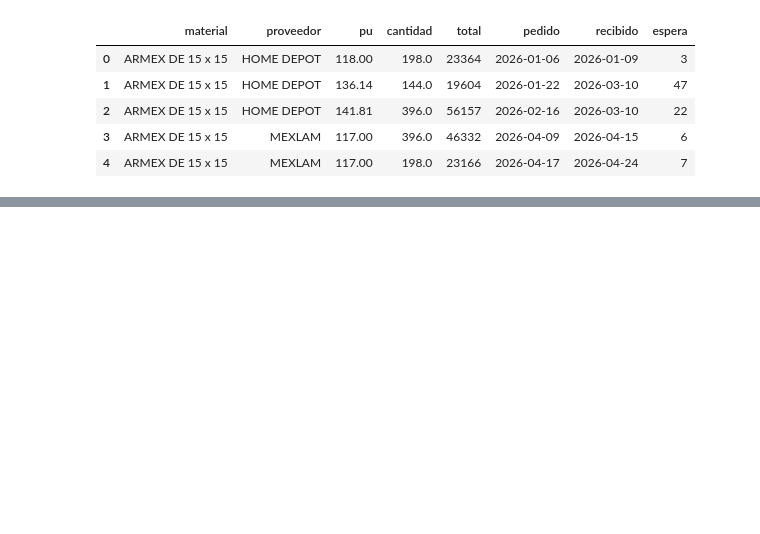
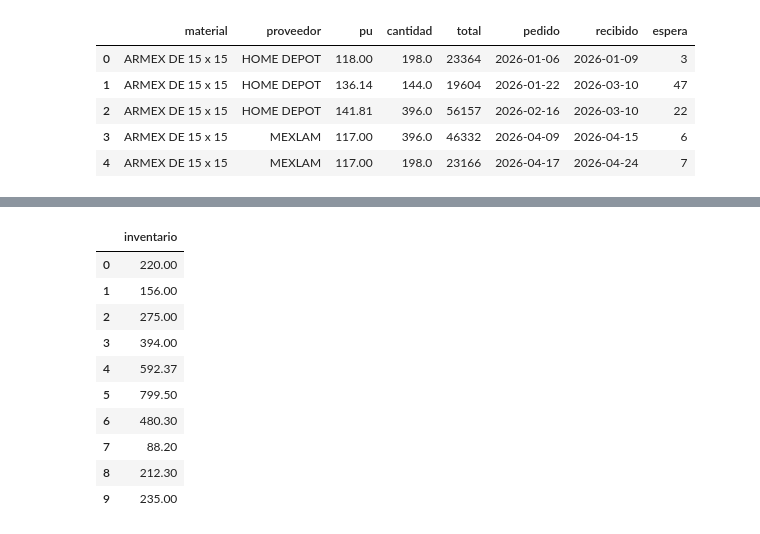
Before and after one commit to aguamelsu/steel_stock_management, a Jupyter notebook: notebooks/exploration.ipynb, the cells around one changed output, grey strips where cells are left out. Saved outputs shown, nothing was run; the diff lists cells and outputs as text; code cells hidden in the pictures; blank space fills up the shorter version.

```diff
--- a/notebooks/exploration.ipynb
+++ b/notebooks/exploration.ipynb
@@ -489,0 +508,14 @@ plt.show()
+# %%
+df.loc[df.index[-1]]['inventario'].reset_index().drop(columns='fecha')
+# %% [output]
+|  | inventario |
+| 0 | 220.00 |
+| 1 | 156.00 |
+| 2 | 275.00 |
+| 3 | 394.00 |
+| 4 | 592.37 |
+| 5 | 799.50 |
+| 6 | 480.30 |
+| 7 | 88.20 |
+| 8 | 212.30 |
+| 9 | 235.00 |
```
Also changed, not shown: parts of 14 cells of this notebook, 7 other files.
